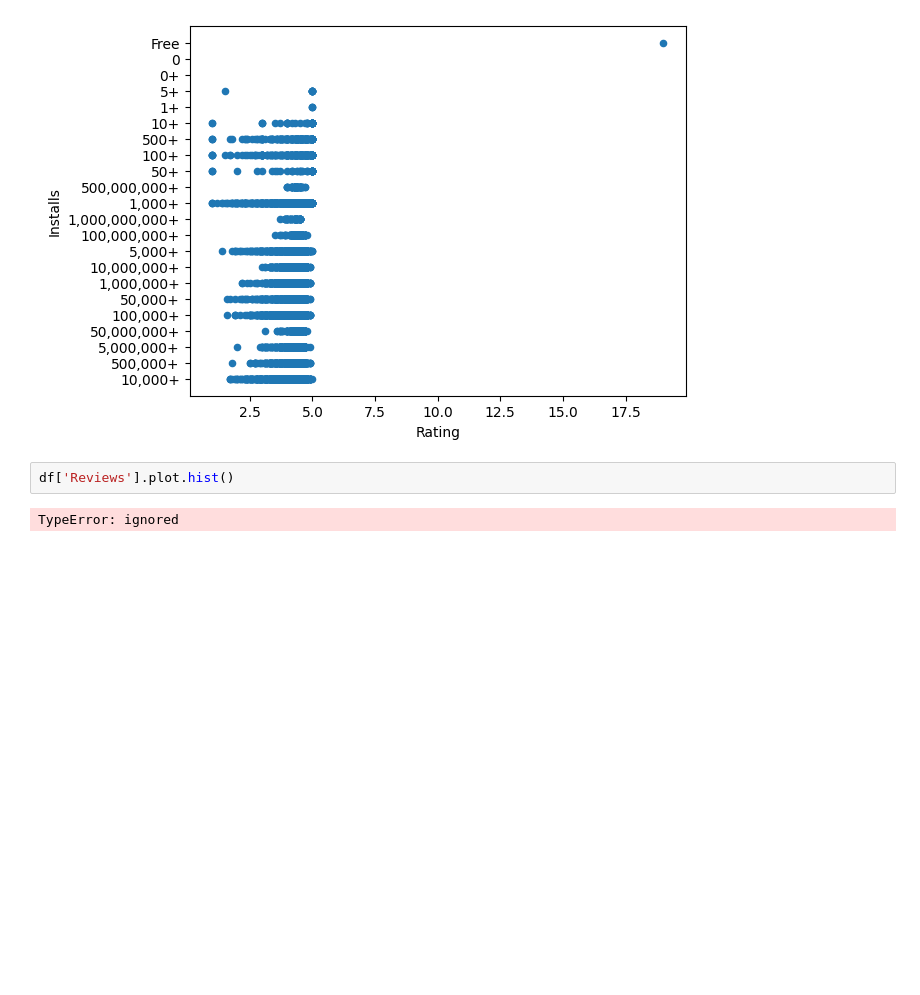
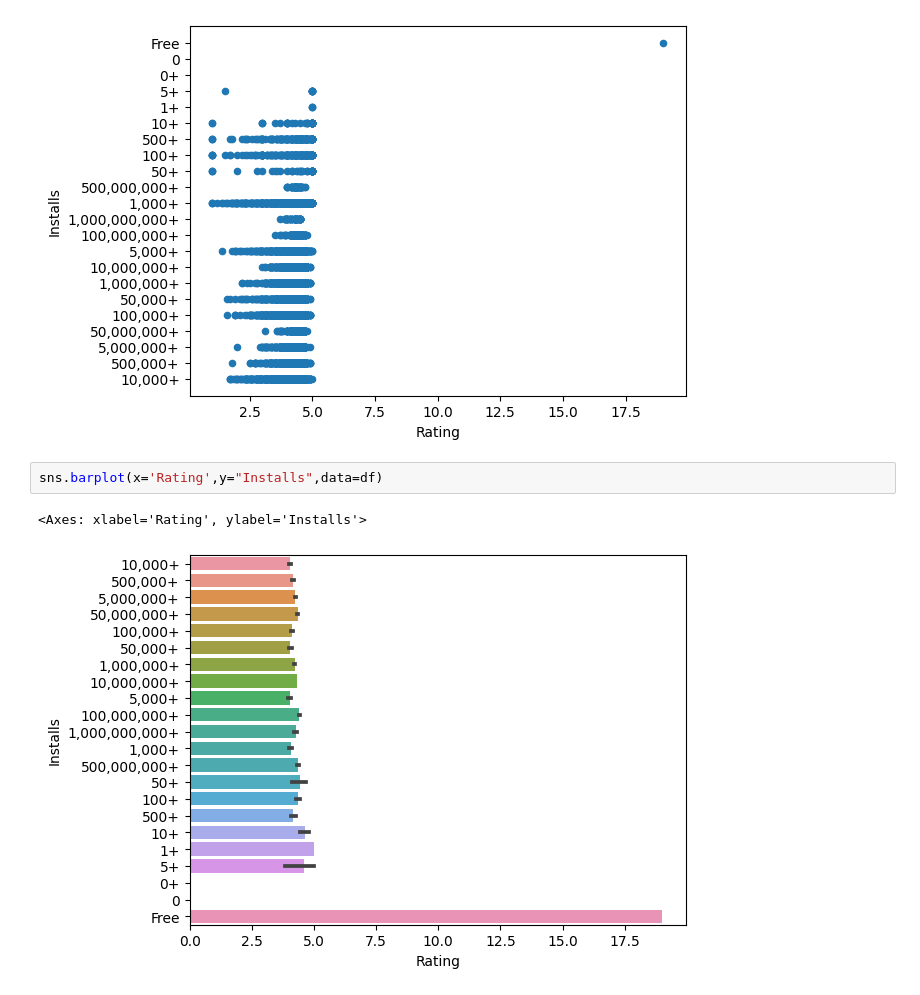
Before and after one commit to dhruv21csu155/AIML, a Jupyter notebook: aiml p1.ipynb, the cells around one changed output. Saved outputs shown, nothing was run; the diff lists cells and outputs as text; blank space fills up the shorter version.

```diff
--- a/aiml p1.ipynb
+++ b/aiml p1.ipynb
@@ -65,7 +65,8 @@ df.plot.scatter(x='Rating', y='Installs')
 # %% [output]
 <Axes: xlabel='Rating', ylabel='Installs'>
 [figure]
-# %%
-df['Reviews'].plot.hist()
-# %% [output]
-TypeError: ignored
+# %%
+sns.barplot(x='Rating',y="Installs",data=df)
+# %% [output]
+<Axes: xlabel='Rating', ylabel='Installs'>
+[figure, added]
```
Also changed, not shown: parts of 1 cell of this notebook.
